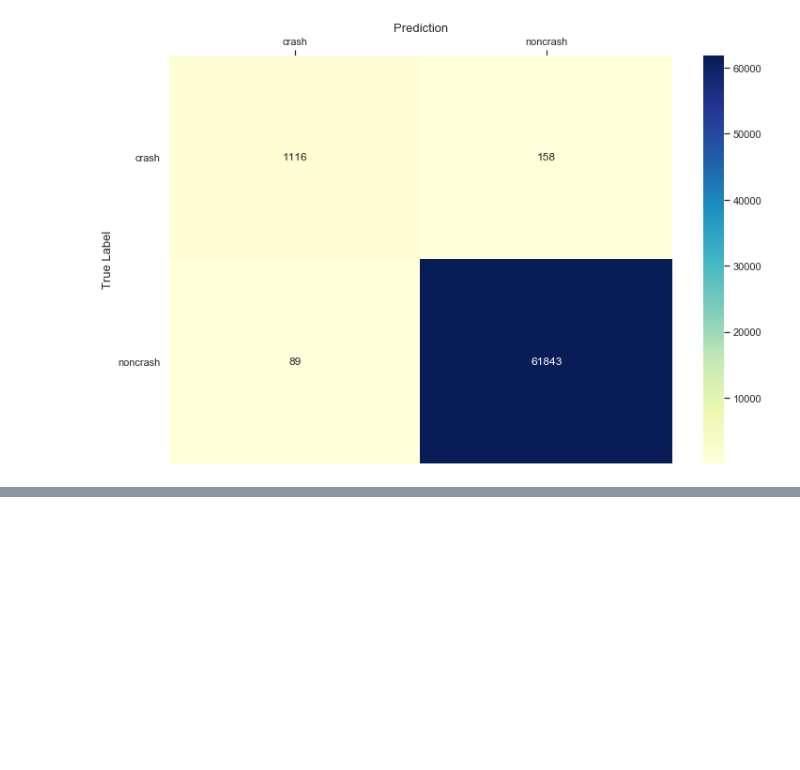
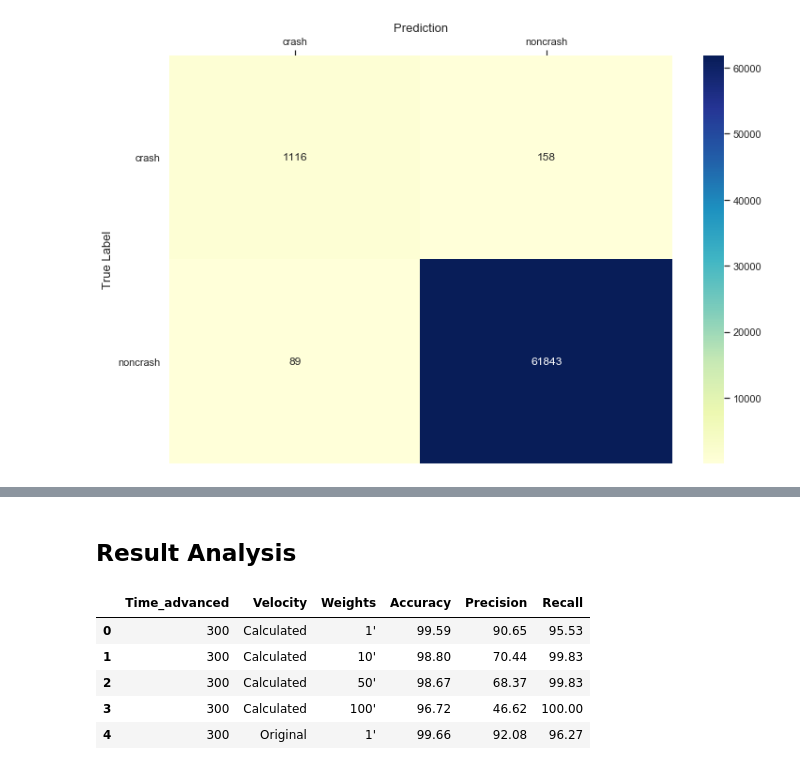
Before and after one commit to yonglin-wang/spacecraft-crash-predictor, a Jupyter notebook: Codes/space_health.ipynb, the cells around one changed output, grey strips where cells are left out. Cells and saved outputs as stored; diff of their text form; code cells hidden in the pictures; blank space fills up the shorter version.

```diff
--- a/Codes/space_health.ipynb
+++ b/Codes/space_health.ipynb
@@ -837,0 +865,12 @@ ax.xaxis.set_label_position('top')
+# %% [markdown]
+## Result Analysis
+# %%
+results_all = pd.read_csv('results_vis.csv')
+results_all.head()
+# %% [output]
+|  | Time_advanced | Velocity | Weights | Accuracy | Precision | Recall |
+| 0 | 300 | Calculated | 1' | 99.59 | 90.65 | 95.53 |
+| 1 | 300 | Calculated | 10' | 98.80 | 70.44 | 99.83 |
+| 2 | 300 | Calculated | 50' | 98.67 | 68.37 | 99.83 |
+| 3 | 300 | Calculated | 100' | 96.72 | 46.62 | 100.00 |
+| 4 | 300 | Original | 1' | 99.66 | 92.08 | 96.27 |
```
Also changed, not shown: parts of 5 cells of this notebook.
